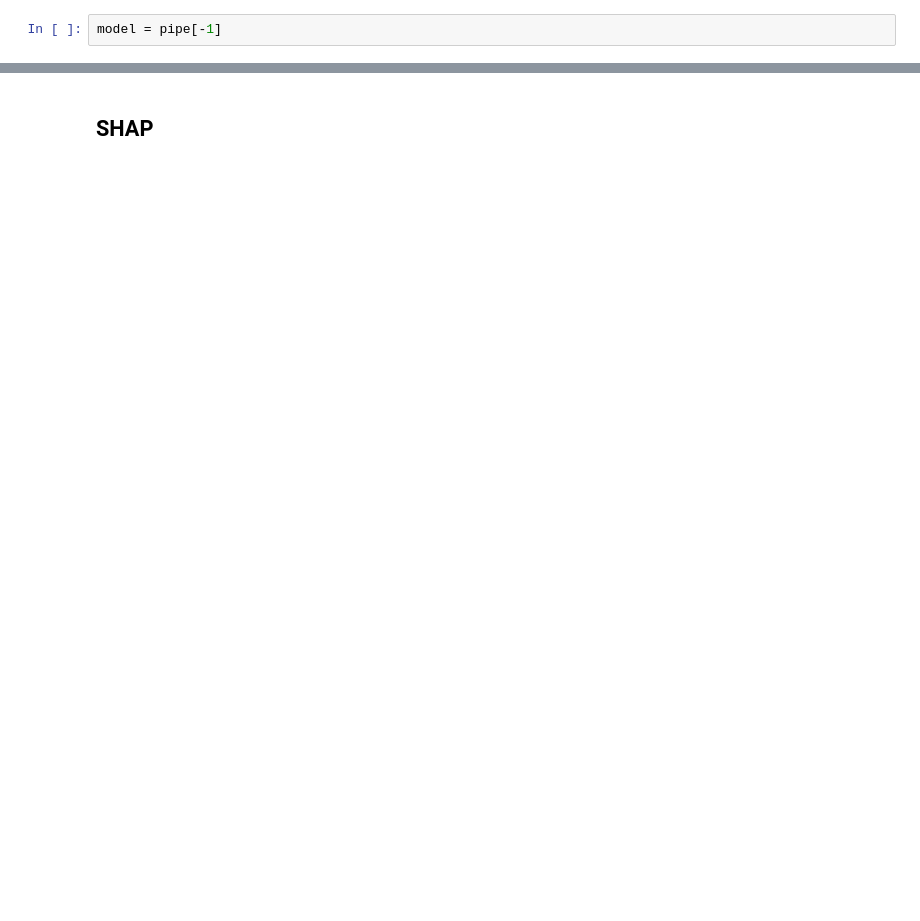
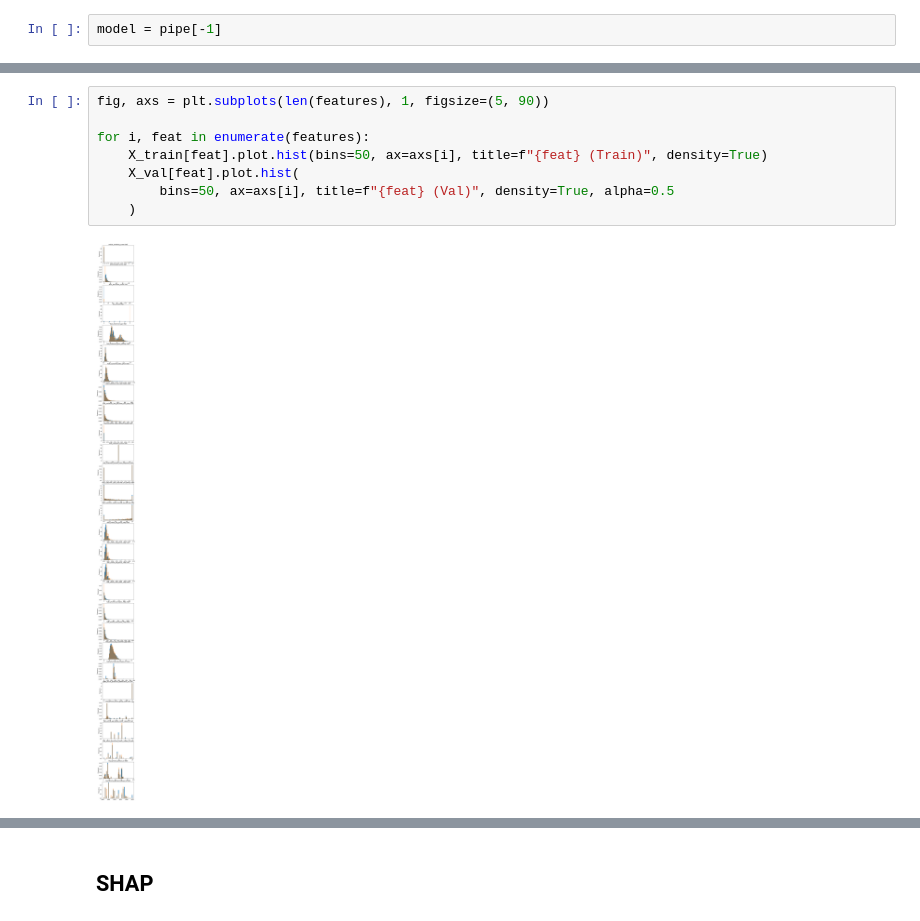
Before and after one commit to mikeczech/challenges, a Jupyter notebook: kaggle/hm_fashion_reco/notebooks/04_training.ipynb, the cells around one changed output, grey strips where cells are left out. Drawn from its saved outputs; the diff is of its cells as text; blank space fills up the shorter version.

```diff
--- a/kaggle/hm_fashion_reco/notebooks/04_training.ipynb
+++ b/kaggle/hm_fashion_reco/notebooks/04_training.ipynb
@@ -266 +293,11 @@ X_val.shape, len(y_val), len(qids_val)
+# %%
+fig, axs = plt.subplots(len(features), 1, figsize=(5, 90))
+
+for i, feat in enumerate(features):
+    X_train[feat].plot.hist(bins=50, ax=axs[i], title=f"{feat} (Train)", density=True)
+    X_val[feat].plot.hist(
+        bins=50, ax=axs[i], title=f"{feat} (Val)", density=True, alpha=0.5
+    )
+# %% [output]
+[figure, added]
 # %%
```
Also changed, not shown: parts of 25 cells of this notebook, 6 other files.
